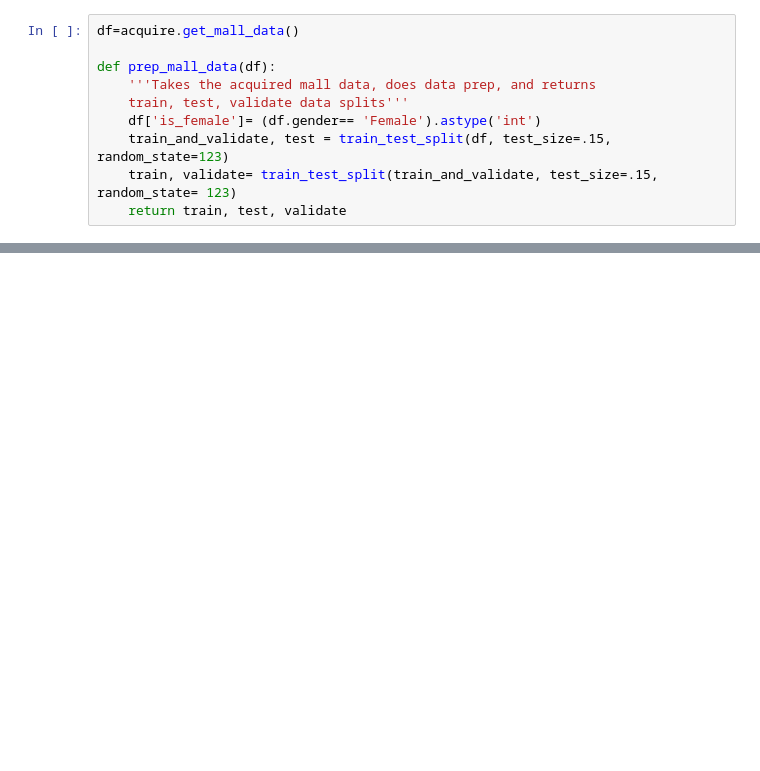
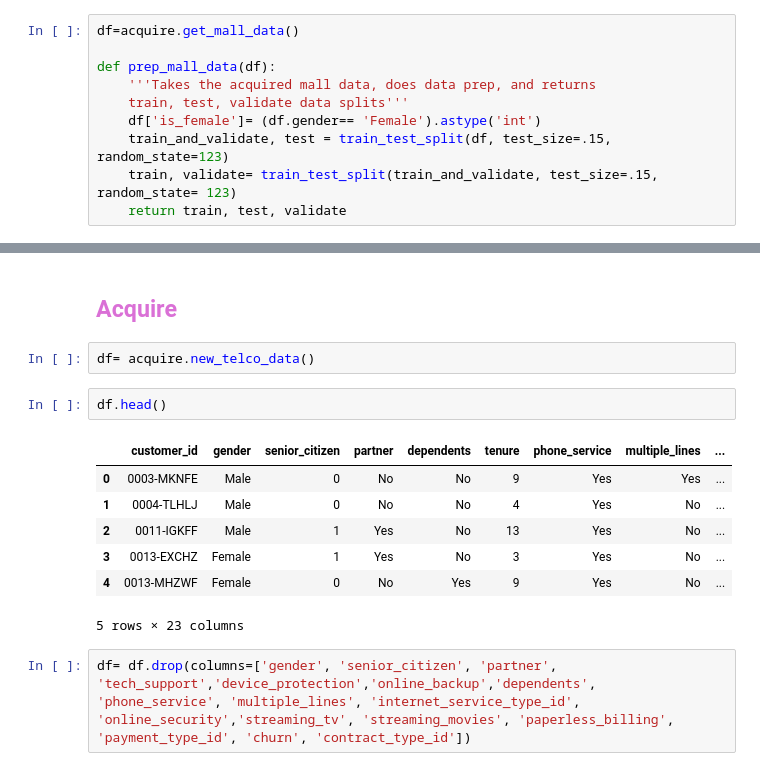
Before and after one commit to Gabby-B-B/regression-exercises, a Jupyter notebook: wrangle.ipynb, the cells around one changed output, grey strips where cells are left out. Drawn from its saved outputs; the diff is of its cells as text; blank space fills up the shorter version.

```diff
--- a/wrangle.ipynb
+++ b/wrangle.ipynb
@@ -130,0 +127,16 @@ TypeError: prep_mall_data() missing 1 required positional argument: 'df'
+# %% [markdown]
+<h2 style='color:orchid'><font face='chalkduster'> Acquire</h2>
+# %%
+df= acquire.new_telco_data()
+# %%
+df.head()
+# %% [output]
+|  | customer_id | gender | senior_citizen | partner | dependents | tenure | phone_service | multiple_lines | ... |
+| 0 | 0003-MKNFE | Male | 0 | No | No | 9 | Yes | Yes | ... |
+| 1 | 0004-TLHLJ | Male | 0 | No | No | 4 | Yes | No | ... |
+| 2 | 0011-IGKFF | Male | 1 | Yes | No | 13 | Yes | No | ... |
+| 3 | 0013-EXCHZ | Female | 1 | Yes | No | 3 | Yes | No | ... |
+| 4 | 0013-MHZWF | Female | 0 | No | Yes | 9 | Yes | No | ... |
+5 rows × 23 columns
+# %%
+df= df.drop(columns=['gender', 'senior_citizen', 'partner', 'tech_support','device_protection','online_backup','dependents', 'phone_service', 'multiple_lines', 'internet_service_type_id', 'online_security','streaming_tv', 'streaming_movies', 'paperless_billing', 'payment_type_id', 'churn', 'contract_type_id'])
```
Also changed, not shown: parts of 4 cells of this notebook.
